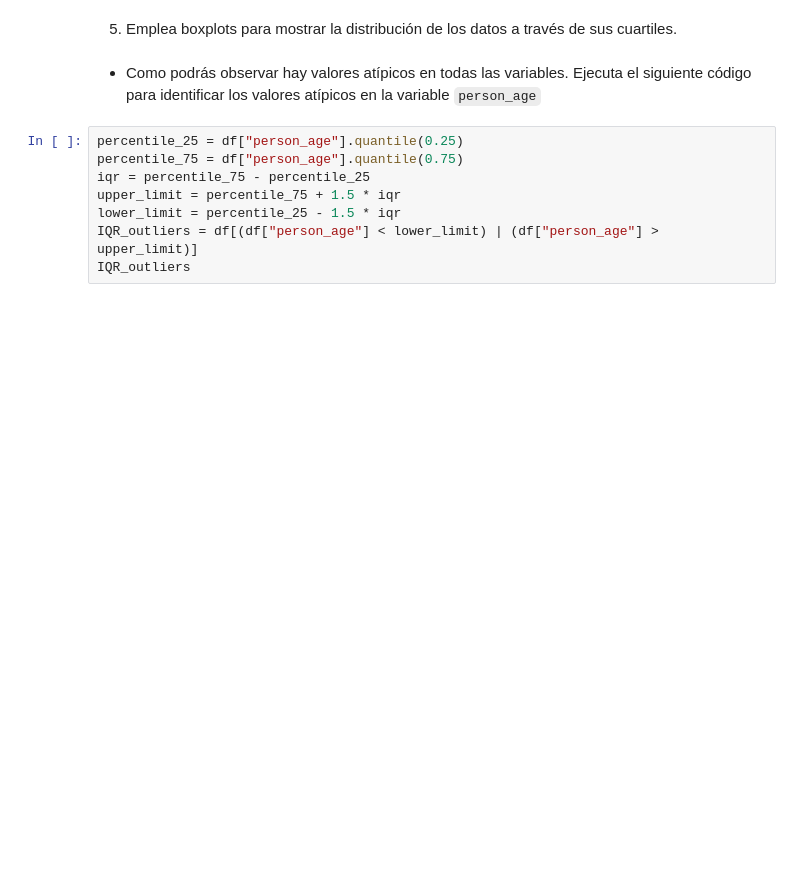
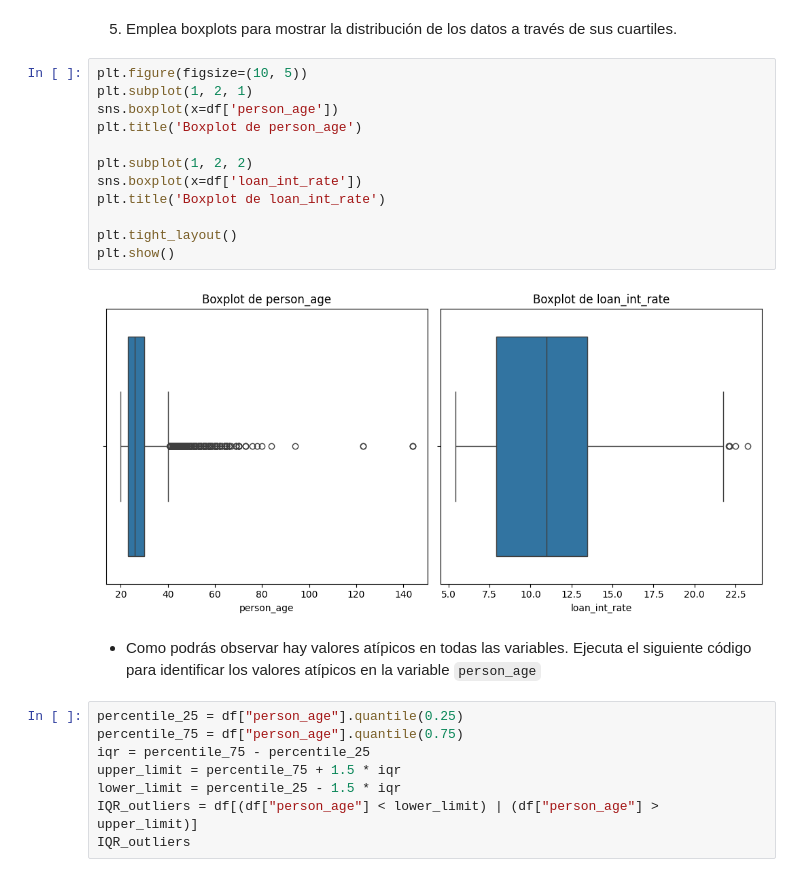
Before and after one commit to LAGRA01251467/Ciencia-de-Datos-A01251467, a Jupyter notebook: Actividad4EDA_A01251467.ipynb, the cells around one changed output. Cells and saved outputs as stored; diff of their text form; blank space fills up the shorter version.

```diff
--- a/Actividad4EDA_A01251467.ipynb
+++ b/Actividad4EDA_A01251467.ipynb
@@ -71,5 +168,19 @@ df
 # %% [markdown]
 5. Emplea boxplots para mostrar la distribución de los datos a través de sus cuartiles.
+# %%
+plt.figure(figsize=(10, 5))
+plt.subplot(1, 2, 1)
+sns.boxplot(x=df['person_age'])
+plt.title('Boxplot de person_age')
+
+plt.subplot(1, 2, 2)
+sns.boxplot(x=df['loan_int_rate'])
+plt.title('Boxplot de loan_int_rate')
+
+plt.tight_layout()
+plt.show()
+# %% [output]
+[figure, added]
 # %% [markdown]
 *   Como podrás observar hay valores atípicos en todas las variables. Ejecuta el siguiente código para identificar los valores atípicos en la variable `person_age`
 # %%
```
Also changed, not shown: parts of 10 cells of this notebook.
